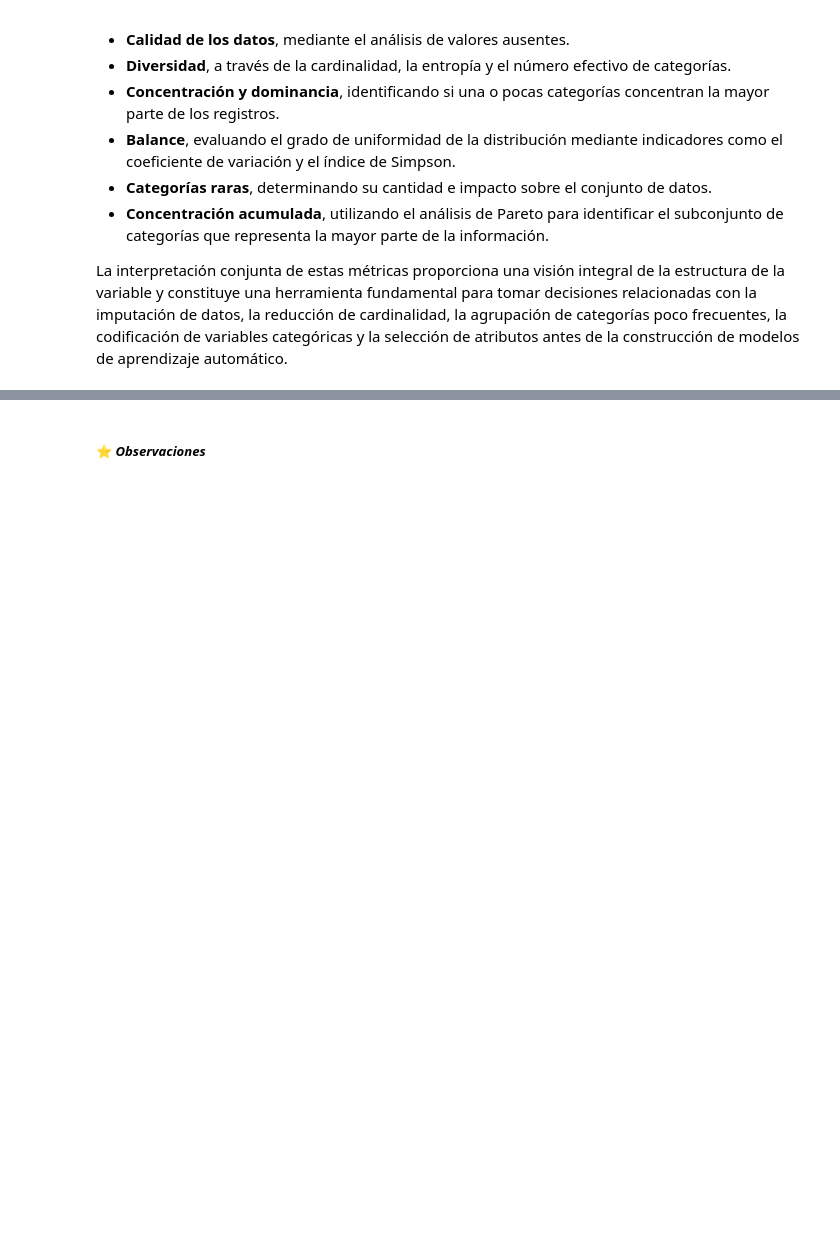
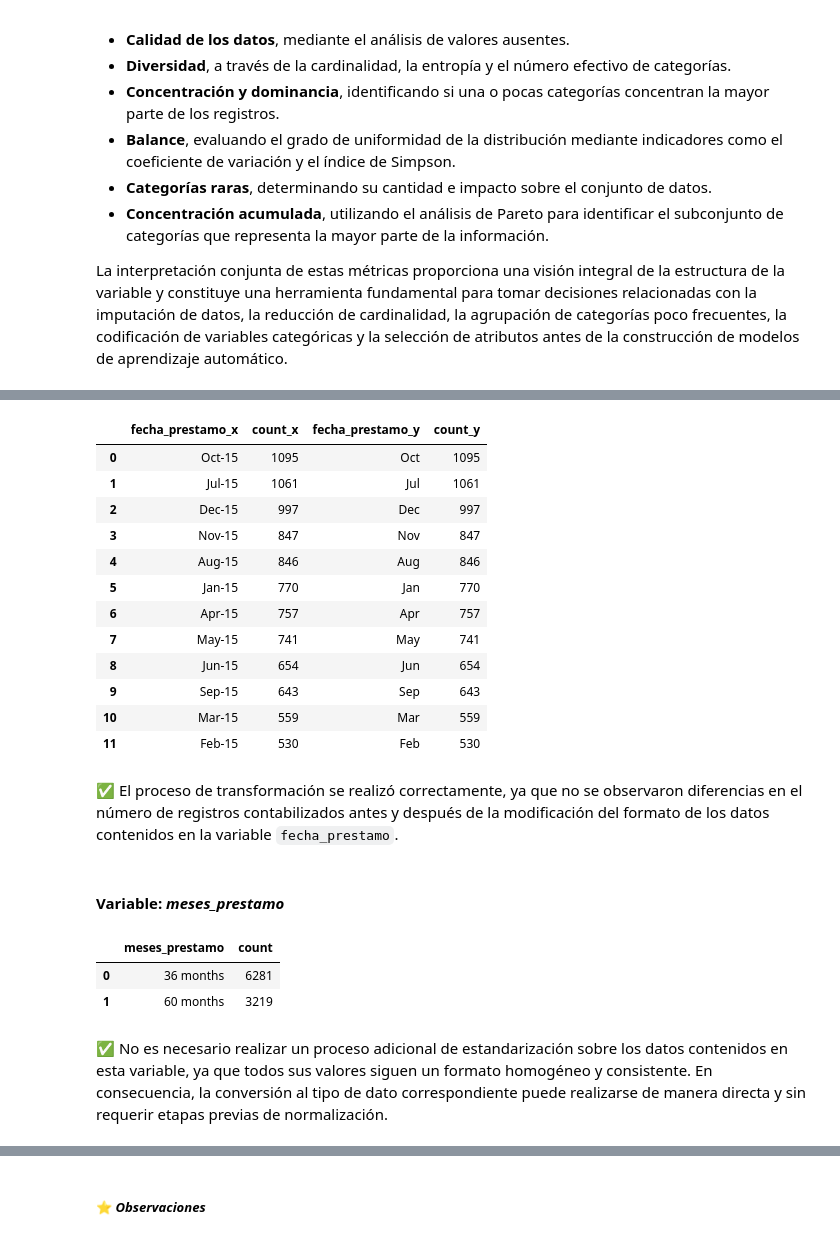
Before and after one commit to Ernesto9734/Data-Analyst-Projects, a Jupyter notebook: Project 01 - Data Cleaning and Preprocessing/notebook.ipynb, the cells around one changed output, grey strips where cells are left out. Cells and saved outputs as stored; diff of their text form; code cells hidden in the pictures; blank space fills up the shorter version.

```diff
--- a/Project 01 - Data Cleaning and Preprocessing/notebook.ipynb
+++ b/Project 01 - Data Cleaning and Preprocessing/notebook.ipynb
@@ -2886,0 +3599,3 @@ Proporción de variables faltantes con relación al total: 85.714 %
+# %%
+# evaluar el formato de datos contenidos en la variable fecha_prestamo
+fecha_previa = datos_pandas['fecha_prestamo'].value_counts().reset_index()
@@ -2886,0 +3631,37 @@ Proporción de variables faltantes con relación al total: 85.714 %
+# %%
+fecha_actual = datos_pandas['fecha_prestamo'].dt.strftime('%b').value_counts().reset_index()
+# %%
+fecha_previa.merge(
+    fecha_actual,
+    left_index=True,
+    right_index=True,
+    how='inner'
+)
+# %% [output]
+|  | fecha_prestamo_x | count_x | fecha_prestamo_y | count_y |
+| 0 | Oct-15 | 1095 | Oct | 1095 |
+| 1 | Jul-15 | 1061 | Jul | 1061 |
+| 2 | Dec-15 | 997 | Dec | 997 |
+| 3 | Nov-15 | 847 | Nov | 847 |
+| 4 | Aug-15 | 846 | Aug | 846 |
+| 5 | Jan-15 | 770 | Jan | 770 |
+| 6 | Apr-15 | 757 | Apr | 757 |
+| 7 | May-15 | 741 | May | 741 |
+| 8 | Jun-15 | 654 | Jun | 654 |
+| 9 | Sep-15 | 643 | Sep | 643 |
+| 10 | Mar-15 | 559 | Mar | 559 |
+| 11 | Feb-15 | 530 | Feb | 530 |
+# %% [markdown]
+✅ El proceso de transformación se realizó correctamente, ya que no se observaron diferencias en el número de registros contabilizados antes y después de la modificación del formato de los datos contenidos en la variable `fecha_prestamo`.
+# %% [markdown]
+#### Variable: *meses_prestamo*
+# %%
+# evaluar el formato de datos contenidos en la variable meses_prestamo
+meses_previo = datos_pandas['meses_prestamo'].value_counts().reset_index()
+meses_previo
+# %% [output]
+|  | meses_prestamo | count |
+| 0 | 36 months | 6281 |
+| 1 | 60 months | 3219 |
+# %% [markdown]
+✅ No es necesario realizar un proceso adicional de estandarización sobre los datos contenidos en esta variable, ya que todos sus valores siguen un formato homogéneo y consistente. En consecuencia, la conversión al tipo de dato correspondiente puede realizarse de manera directa y sin requerir etapas previas de normalización.
```
Also changed, not shown: parts of 187 cells of this notebook.
